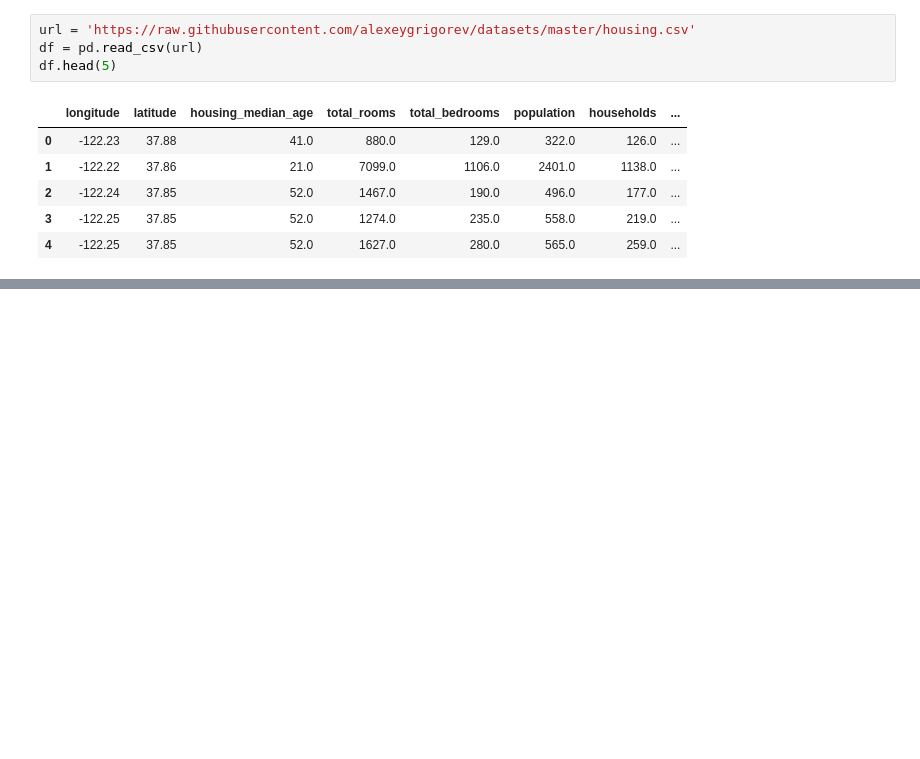
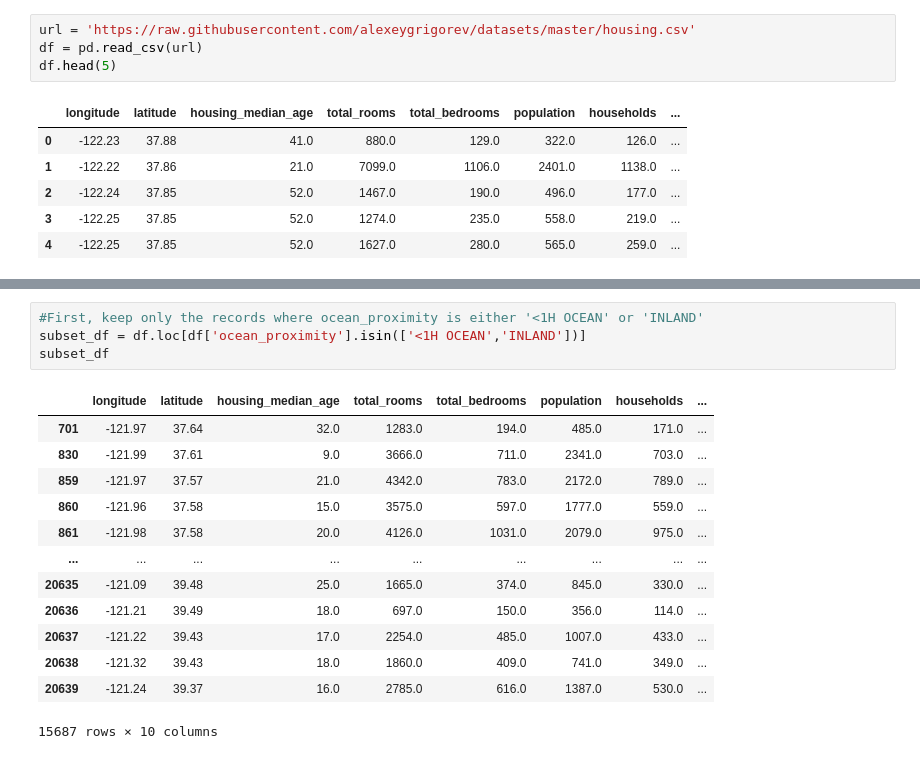
Before and after one commit to sam47-asfaw/ml_zoomcamp, a Jupyter notebook: 02-regression/HW2_regression.ipynb, the cells around one changed output, grey strips where cells are left out. Cells and saved outputs as stored; diff of their text form; blank space fills up the shorter version.

```diff
--- a/02-regression/HW2_regression.ipynb
+++ b/02-regression/HW2_regression.ipynb
@@ -14,0 +64,18 @@ df.head(5)
+# %%
+#First, keep only the records where ocean_proximity is either '<1H OCEAN' or 'INLAND'
+subset_df = df.loc[df['ocean_proximity'].isin(['<1H OCEAN','INLAND'])]
+subset_df
+# %% [output]
+|  | longitude | latitude | housing_median_age | total_rooms | total_bedrooms | population | households | ... |
+| 701 | -121.97 | 37.64 | 32.0 | 1283.0 | 194.0 | 485.0 | 171.0 | ... |
+| 830 | -121.99 | 37.61 | 9.0 | 3666.0 | 711.0 | 2341.0 | 703.0 | ... |
+| 859 | -121.97 | 37.57 | 21.0 | 4342.0 | 783.0 | 2172.0 | 789.0 | ... |
+| 860 | -121.96 | 37.58 | 15.0 | 3575.0 | 597.0 | 1777.0 | 559.0 | ... |
+| 861 | -121.98 | 37.58 | 20.0 | 4126.0 | 1031.0 | 2079.0 | 975.0 | ... |
+| ... | ... | ... | ... | ... | ... | ... | ... | ... |
+| 20635 | -121.09 | 39.48 | 25.0 | 1665.0 | 374.0 | 845.0 | 330.0 | ... |
+| 20636 | -121.21 | 39.49 | 18.0 | 697.0 | 150.0 | 356.0 | 114.0 | ... |
+| 20637 | -121.22 | 39.43 | 17.0 | 2254.0 | 485.0 | 1007.0 | 433.0 | ... |
+| 20638 | -121.32 | 39.43 | 18.0 | 1860.0 | 409.0 | 741.0 | 349.0 | ... |
+| 20639 | -121.24 | 39.37 | 16.0 | 2785.0 | 616.0 | 1387.0 | 530.0 | ... |
+15687 rows × 10 columns
```
Also changed, not shown: parts of 14 cells of this notebook.
